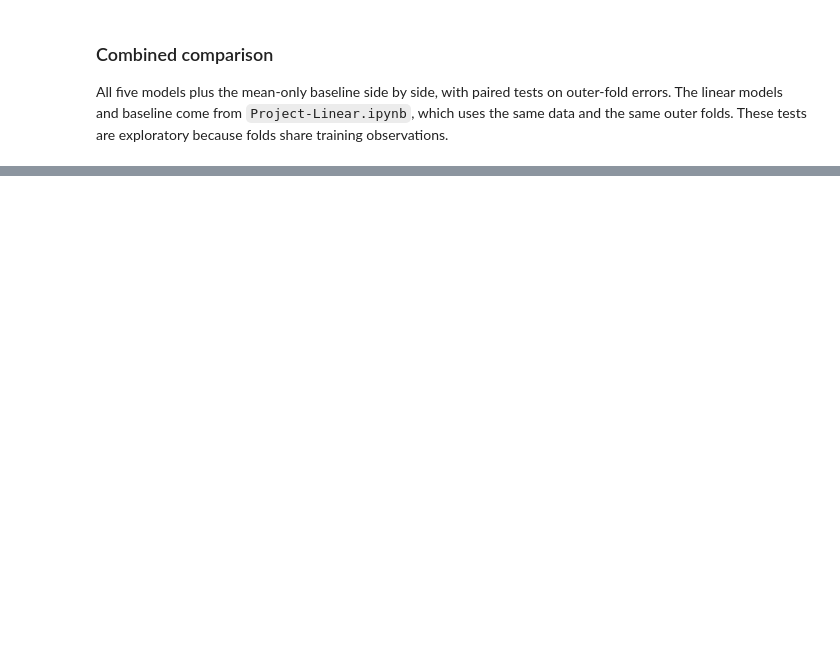
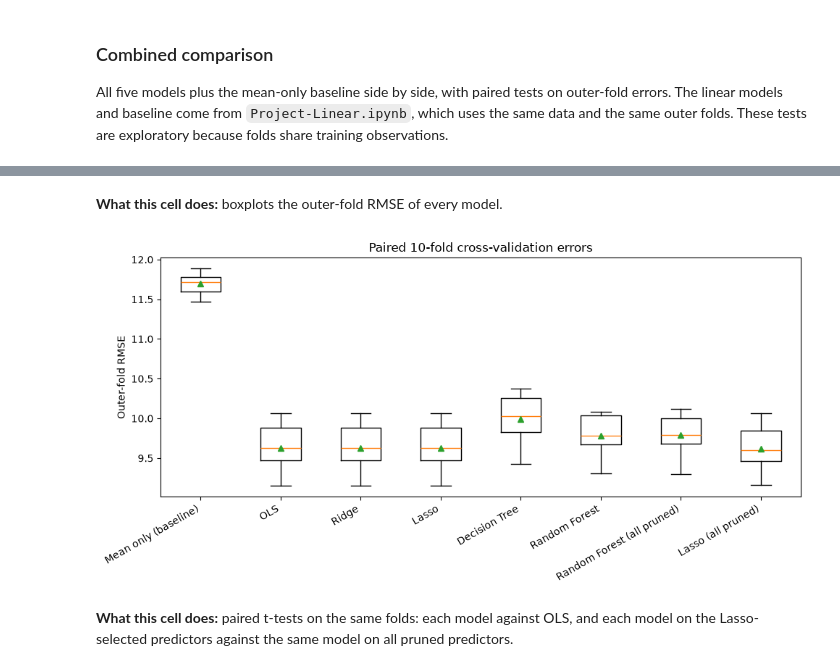
Before and after one commit to ZhangAnli/ST5227-Course-Project, a Jupyter notebook: Project-Trees.ipynb, the cells around one changed output, grey strips where cells are left out. Saved outputs shown, nothing was run; the diff lists cells and outputs as text; code cells hidden in the pictures; blank space fills up the shorter version.

```diff
--- a/Project-Trees.ipynb
+++ b/Project-Trees.ipynb
@@ -123,0 +169,13 @@ plt.show()
+# %%
+PRUNED_MODEL_COLS = list(X_train_pruned.columns)
+
+
+def tune_lasso_pruned():
+    return GridSearchCV(scaled_model(PRUNED_MODEL_COLS, Lasso(max_iter=20000)), {'lasso__alpha': ALPHA_GRID},
+                        cv=inner_cv, scoring='neg_root_mean_squared_error', n_jobs=-1)
+
+
+pruned_results = run_group({
+    'Random Forest (all pruned)': tune_forest,
+    'Lasso (all pruned)': tune_lasso_pruned,
+}, X_fit=X_train_pruned, X_eval=X_test_pruned)
@@ -127,0 +213,5 @@ All five models plus the mean-only baseline side by side, with paired tests on o
+# %%
+table_all = pd.concat([pd.DataFrame.from_dict(linear_saved['table'], orient='index'),
+                       tree_results['table'], pruned_results['table']])
+cv_fold_rmse = {**linear_saved['cv_fold_rmse'], **tree_results['cv_fold_rmse'], **pruned_results['cv_fold_rmse']}
+print(table_all.round(3).to_string())
@@ -128,28 +228,14 @@ All five models plus the mean-only baseline side by side, with paired tests on o
+# %% [markdown]
+**What this cell does:** boxplots the outer-fold RMSE of every model.
 # %%
-linear_path = RESULTS_DIR / 'linear.json'
-if not linear_path.exists():
-    raise FileNotFoundError('Run Project-Linear.ipynb first to create results/linear.json')
-with open(linear_path) as f:
-    linear_saved = json.load(f)
-
-table_all = pd.concat([pd.DataFrame.from_dict(linear_saved['table'], orient='index'), tree_results['table']])
-cv_fold_rmse = {**linear_saved['cv_fold_rmse'], **tree_results['cv_fold_rmse']}
-print(table_all.round(3).to_string())
-
-fig, ax = plt.subplots(figsize=(9, 5))
+fig, ax = plt.subplots(figsize=(10, 5))
 ax.boxplot([cv_fold_rmse[name] for name in table_all.index], showmeans=True)
-ax.set_xticks(range(1, len(table_all) + 1), table_all.index, rotation=10)
+ax.set_xticks(range(1, len(table_all) + 1), table_all.index, rotation=30, ha='right')
 ax.set_ylabel('Outer-fold RMSE')
 ax.set_title('Paired 10-fold cross-validation errors')
 plt.tight_layout()
 plt.show()
-
-for left, right in [
-    ('Mean only (baseline)', 'OLS'),
-    ('OLS', 'Ridge'),
-    ('OLS', 'Lasso'),
-    ('OLS', 'Decision Tree'),
-    ('OLS', 'Random Forest'),
-]:
-    p_value = ttest_rel(cv_fold_rmse[left], cv_fold_rmse[right]).pvalue
-    print(f'Paired t-test, {left} vs {right} (exploratory): p = {p_value:.4g}')
+# %% [output]
+[figure, added]
+# %% [markdown]
+**What this cell does:** paired t-tests on the same folds: each model against OLS, and each model on the Lasso-selected predictors against the same model on all pruned predictors.
```
Also changed, not shown: parts of 24 cells of this notebook, 10 other files.
